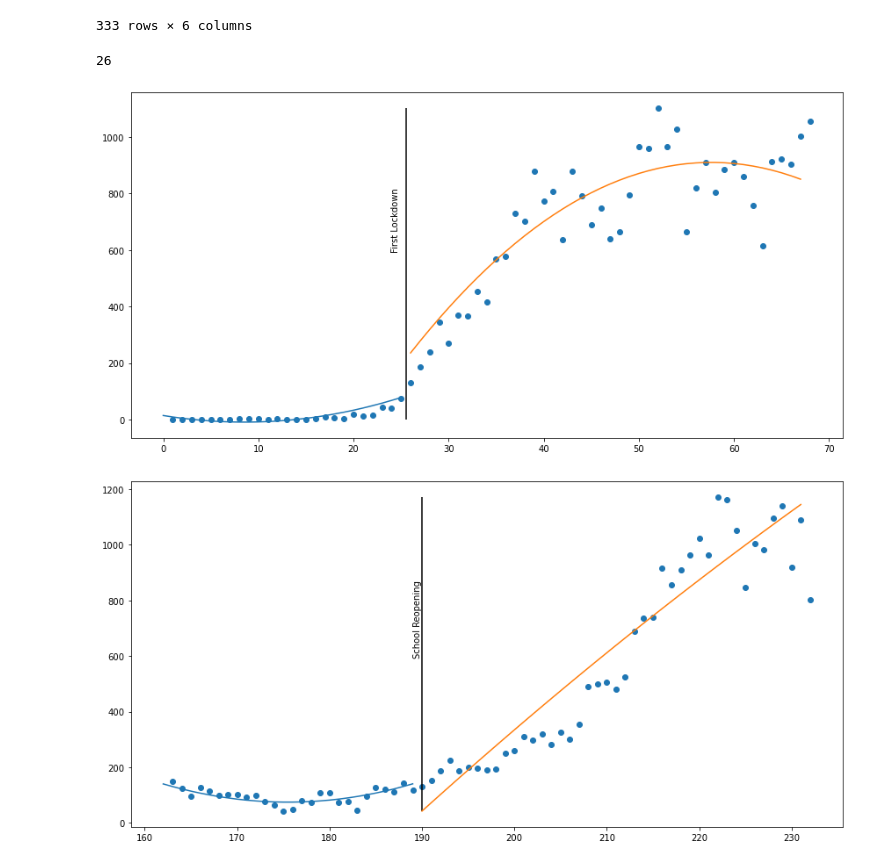
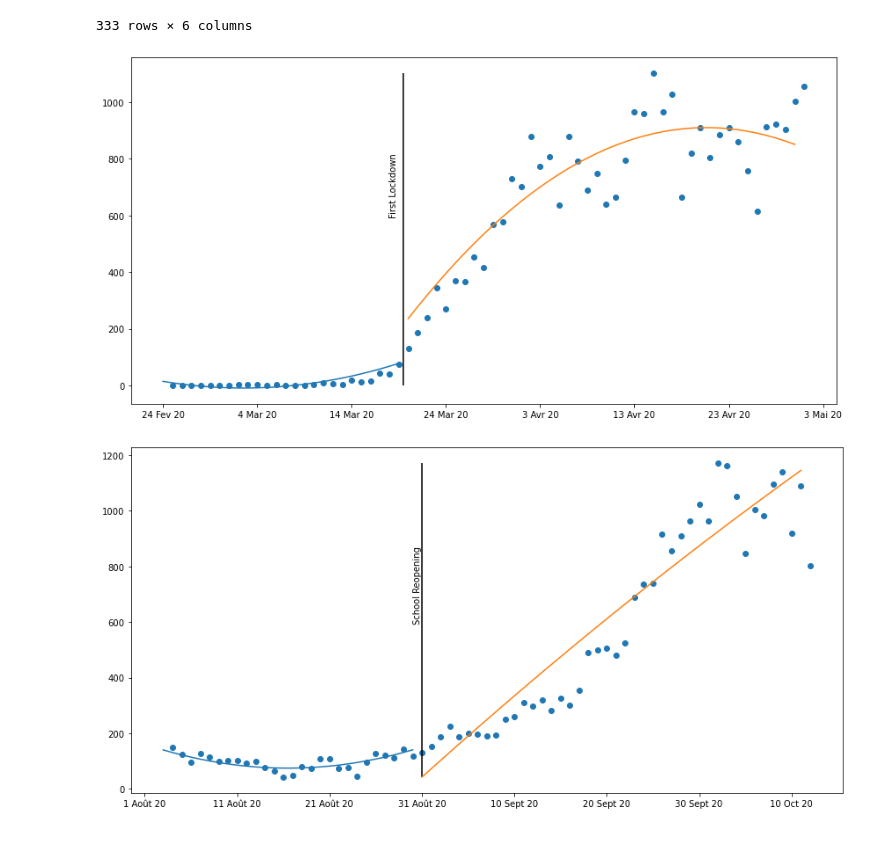
Before and after one commit to mmrossi/m3-4-rdd-project, a Jupyter notebook: Rough Draft.ipynb, the cells around one changed output. Cells and saved outputs as stored; diff of their text form; code cells hidden in the pictures.

```diff
--- a/Rough Draft.ipynb
+++ b/Rough Draft.ipynb
@@ -100,10 +100,6 @@ temp_prxs = cov.loc[pre_xmas]
 temp_poxs = cov.loc[post_xmas]
 #Temp df entire period around xmas LD
 temp_pd3 = cov.loc[period3]
-# %%
-len(temp_prld)
-# %% [output]
-26
 # %%
 #Pre-locdown
 
@@ -132,14 +128,16 @@ y_hat_2 = model_2.predict(X)
 # %%
 fig, ax = plt.subplots(figsize=(12,6))
 
 plt.scatter(x=temp_pd1.Day,y=temp_pd1.Cas)
 plt.plot(y_hat_1)
 plt.plot(y_hat_2)
 ax.text(y=600,x=24,s='First Lockdown',rotation=90)
 ax.vlines(x=25.5,ymin=temp_pd1.Cas.min(),ymax=temp_pd1.Cas.max())
+plt.xticks(np.linspace(0,70,8),('24 Fev 20','4 Mar 20','14 Mar 20','24 Mar 20','3 Avr 20','13 Avr 20',
+                                '23 Avr 20', '3 Mai 20'))
 plt.tight_layout()
 # %% [output]
-[figure, old version]
+[figure, new version]
 # %%
 ##################################################
 # %%
@@ -174,9 +172,11 @@ plt.plot(y_hat_1)
 plt.plot(y_hat_2)
 ax.text(y=600,x=189,s='School Reopening',rotation=90)
 ax.vlines(x=190,ymin=temp_pd2.Cas.min(),ymax=temp_pd2.Cas.max())
+plt.xticks(np.linspace(160,230,8),('1 Août 20','11 Août 20','21 Août 20','31 Août 20',
+                                   '10 Sept 20','20 Sept 20','30 Sept 20','10 Oct 20'))
 plt.tight_layout()
 # %% [output]
-[figure, old version]
+[figure, new version]
 # %%
 ########################
 # %%
```
Also changed, not shown: parts of 2 cells of this notebook.
